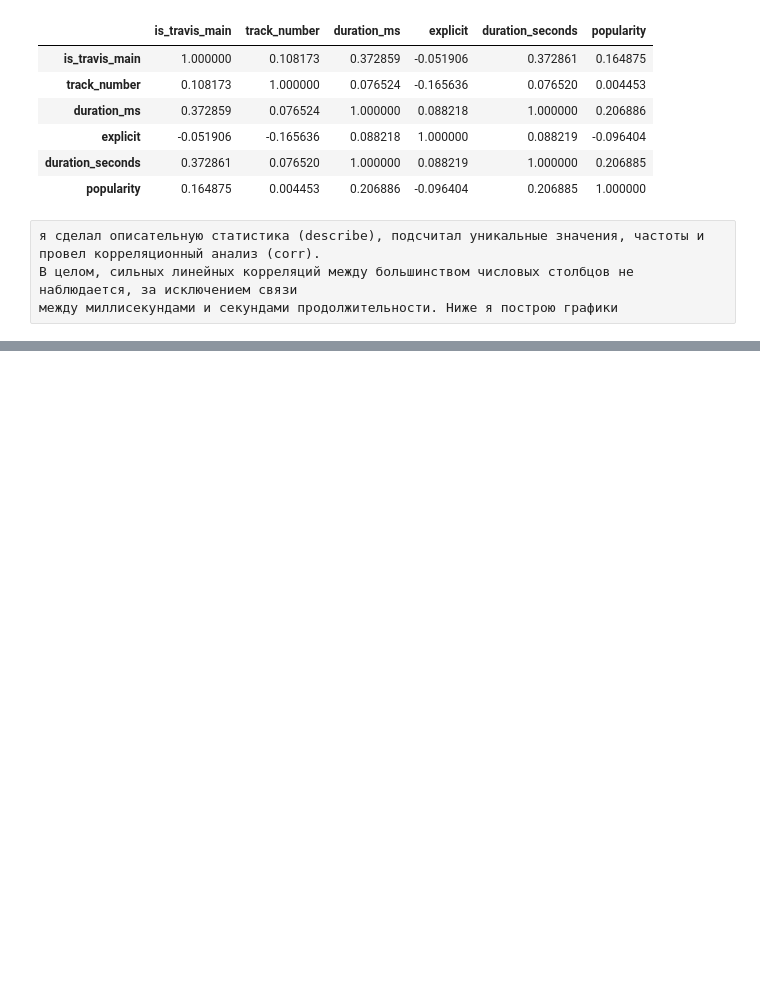
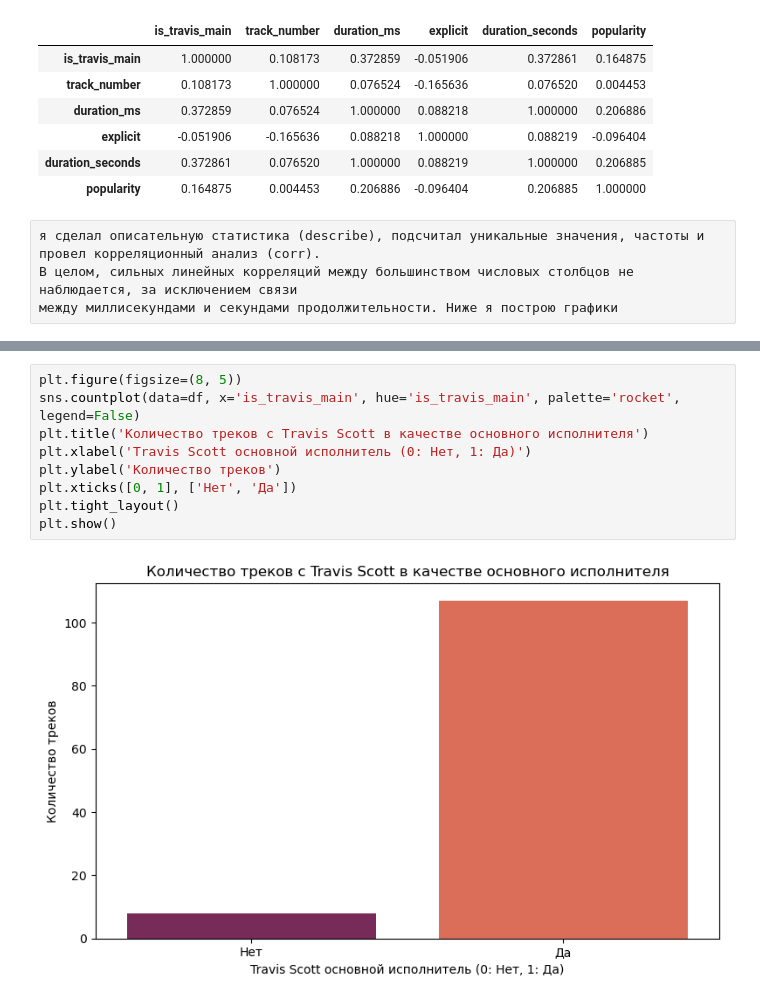
Before and after one commit to nikitastorchak920/proect, a Jupyter notebook: Проект.ipynb, the cells around one changed output, grey strips where cells are left out. Drawn from its saved outputs; the diff is of its cells as text; blank space fills up the shorter version.

```diff
--- a/Проект.ipynb
+++ b/Проект.ipynb
@@ -198,0 +255,11 @@ display(df.corr(numeric_only=True))
+# %%
+plt.figure(figsize=(8, 5))
+sns.countplot(data=df, x='is_travis_main', hue='is_travis_main', palette='rocket', legend=False)
+plt.title('Количество треков с Travis Scott в качестве основного исполнителя')
+plt.xlabel('Travis Scott основной исполнитель (0: Нет, 1: Да)')
+plt.ylabel('Количество треков')
+plt.xticks([0, 1], ['Нет', 'Да'])
+plt.tight_layout()
+plt.show()
+# %% [output]
+[figure, added]
```
Also changed, not shown: parts of 10 cells of this notebook.
